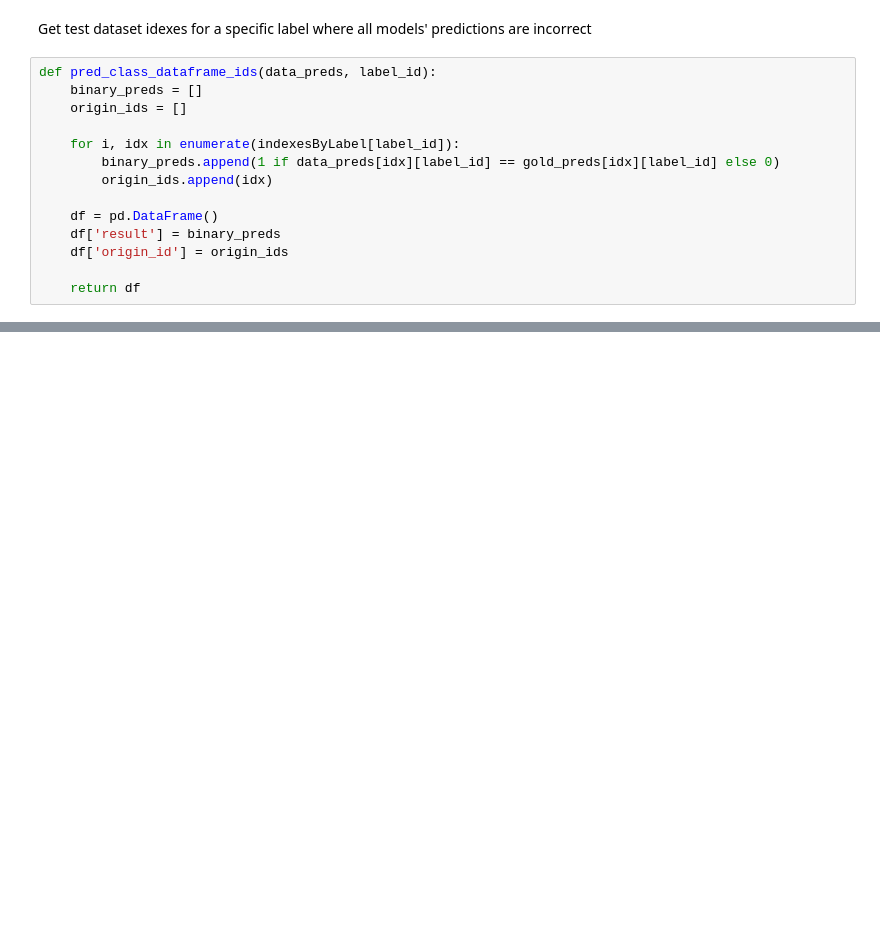
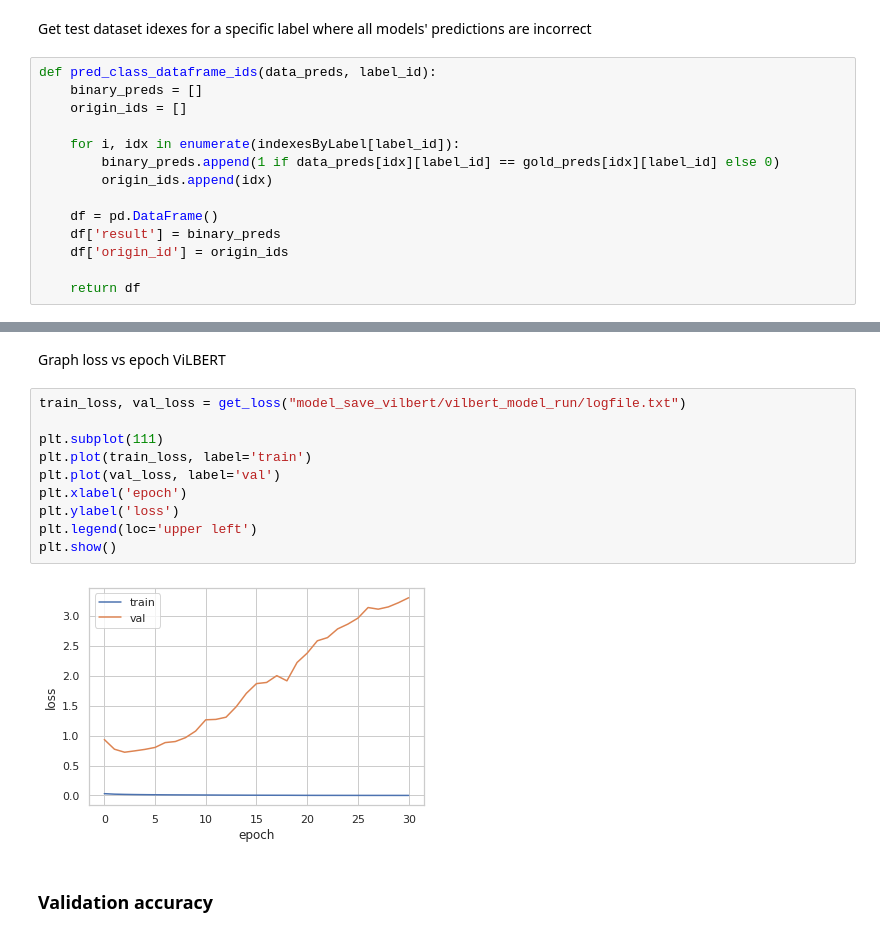
Before and after one commit to IsaacRodgz/multimodal-transformers-movies, a Jupyter notebook: Models_comparison.ipynb, the cells around one changed output, grey strips where cells are left out. Drawn from its saved outputs; the diff is of its cells as text; blank space fills up the shorter version.

```diff
--- a/Models_comparison.ipynb
+++ b/Models_comparison.ipynb
@@ -249,0 +517,16 @@ Name: origin_id, Length: 64, dtype: int64
+# %% [markdown]
+Graph loss vs epoch ViLBERT
+# %%
+train_loss, val_loss = get_loss("model_save_vilbert/vilbert_model_run/logfile.txt")
+
+plt.subplot(111)
+plt.plot(train_loss, label='train')
+plt.plot(val_loss, label='val')
+plt.xlabel('epoch')
+plt.ylabel('loss')
+plt.legend(loc='upper left')
+plt.show()
+# %% [output]
+[figure, added]
+# %% [markdown]
+### Validation accuracy
```
Also changed, not shown: parts of 48 cells of this notebook, 2 other files.
